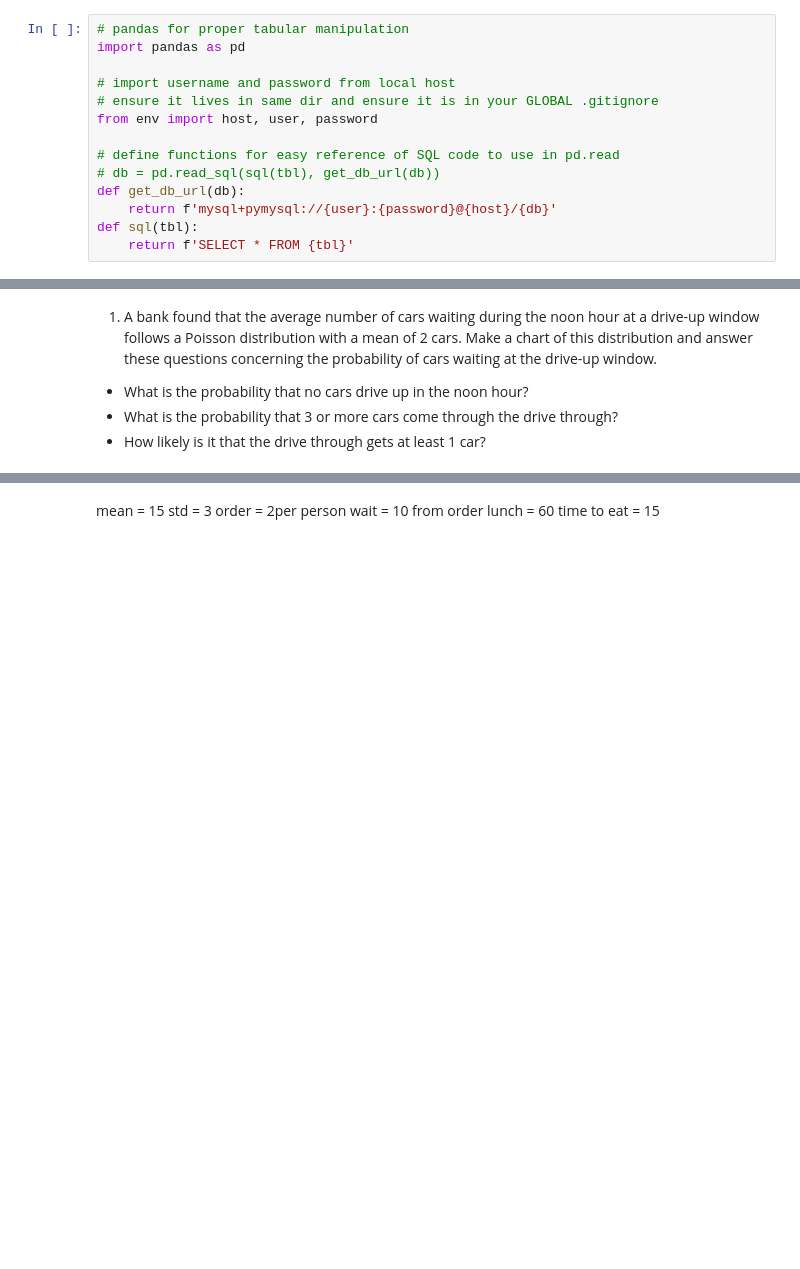
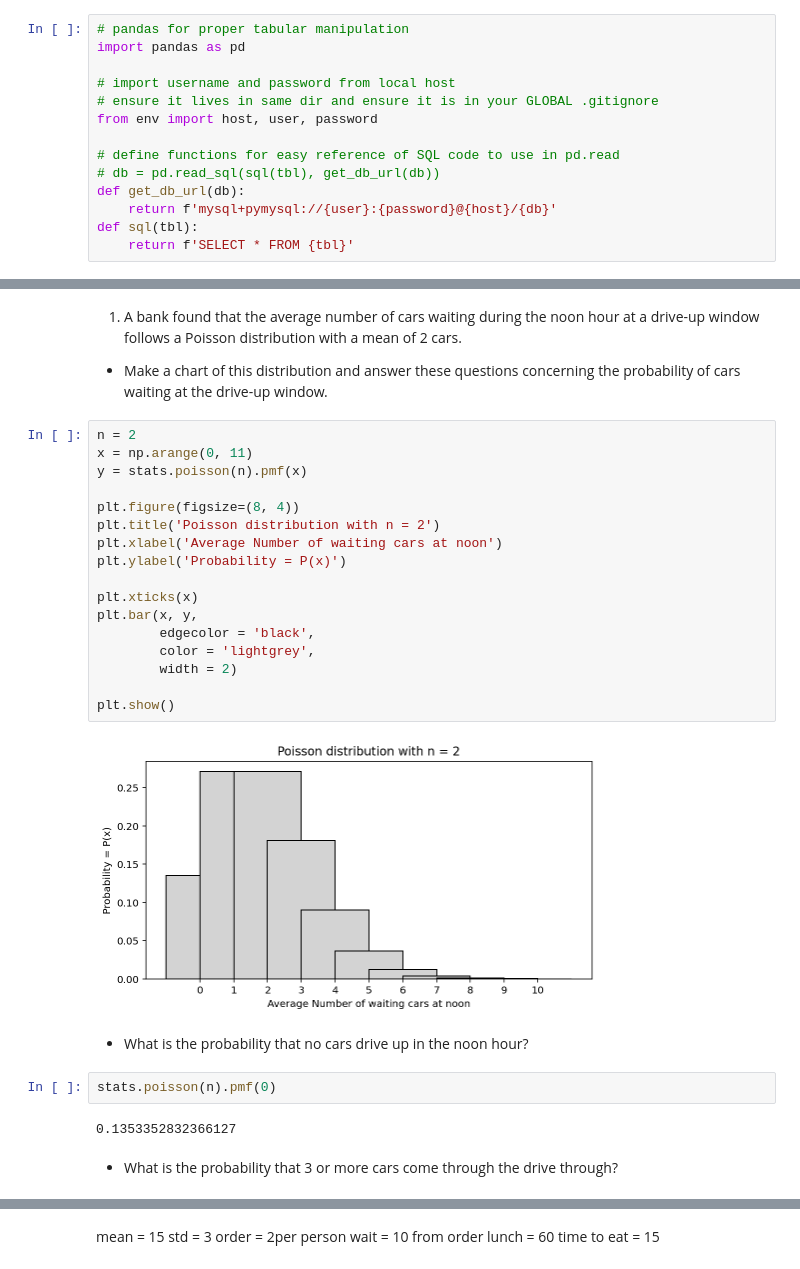
Before and after one commit to QMCBT-JustinEvans/statistics-exercises, a Jupyter notebook: probability_distributions.ipynb, the cells around one changed output, grey strips where cells are left out. Saved outputs shown, nothing was run; the diff lists cells and outputs as text; blank space fills up the shorter version.

```diff
--- a/probability_distributions.ipynb
+++ b/probability_distributions.ipynb
@@ -47,5 +47,30 @@ https://ds.codeup.com/stats/pdf_pmf_cdf_ppf_sf_isf.png
 # %% [markdown]
-1. A bank found that the average number of cars waiting during the noon hour at a drive-up window follows a Poisson distribution with a mean of 2 cars. Make a chart of this distribution and answer these questions concerning the probability of cars waiting at the drive-up window.
-* What is the probability that no cars drive up in the noon hour?
-* What is the probability that 3 or more cars come through the drive through?
-* How likely is it that the drive through gets at least 1 car?
+1. A bank found that the average number of cars waiting during the noon hour at a drive-up window follows a Poisson distribution with a mean of 2 cars.
+* Make a chart of this distribution and answer these questions concerning the probability of cars waiting at the drive-up window.
+# %%
+n = 2
+x = np.arange(0, 11)
+y = stats.poisson(n).pmf(x)
+
+plt.figure(figsize=(8, 4))
+plt.title('Poisson distribution with n = 2')
+plt.xlabel('Average Number of waiting cars at noon')
+plt.ylabel('Probability = P(x)')
+
+plt.xticks(x)
+plt.bar(x, y,
+        edgecolor = 'black',
+        color = 'lightgrey',
+        width = 2)
+
+plt.show()
+# %% [output]
+[figure, added]
+# %% [markdown]
+* What is the probability that no cars drive up in the noon hour?
+# %%
+stats.poisson(n).pmf(0)
+# %% [output]
+0.1353352832366127
+# %% [markdown]
+* What is the probability that 3 or more cars come through the drive through?
```
Also changed, not shown: parts of 47 cells of this notebook, 1 other file.
